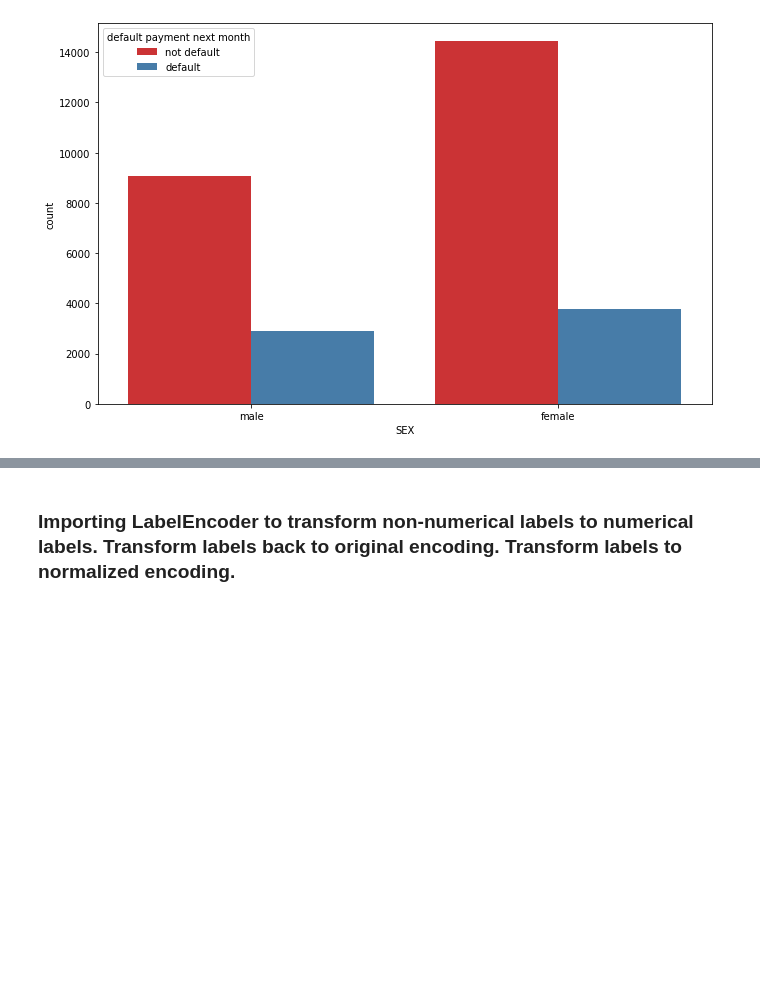
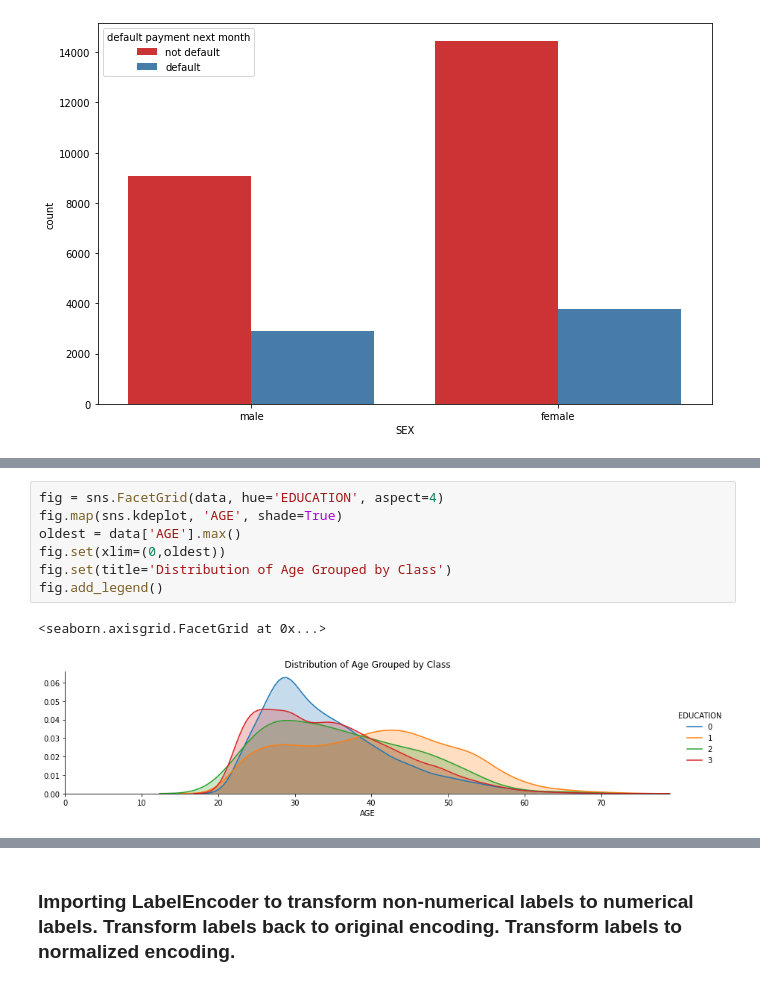
Before and after one commit to MarkMburu/default-credit-card, a Jupyter notebook: logisticReg.ipynb, the cells around one changed output, grey strips where cells are left out. Drawn from its saved outputs; the diff is of its cells as text; blank space fills up the shorter version.

```diff
--- a/logisticReg.ipynb
+++ b/logisticReg.ipynb
@@ -133,0 +160,10 @@ sns.countplot(x='SEX',hue='default payment next month',data=data,palette='Set1')
+# %%
+fig = sns.FacetGrid(data, hue='EDUCATION', aspect=4)
+fig.map(sns.kdeplot, 'AGE', shade=True)
+oldest = data['AGE'].max()
+fig.set(xlim=(0,oldest))
+fig.set(title='Distribution of Age Grouped by Class')
+fig.add_legend()
+# %% [output]
+<seaborn.axisgrid.FacetGrid at 0x...>
+[figure, added]
```
Also changed, not shown: parts of 10 cells of this notebook.
